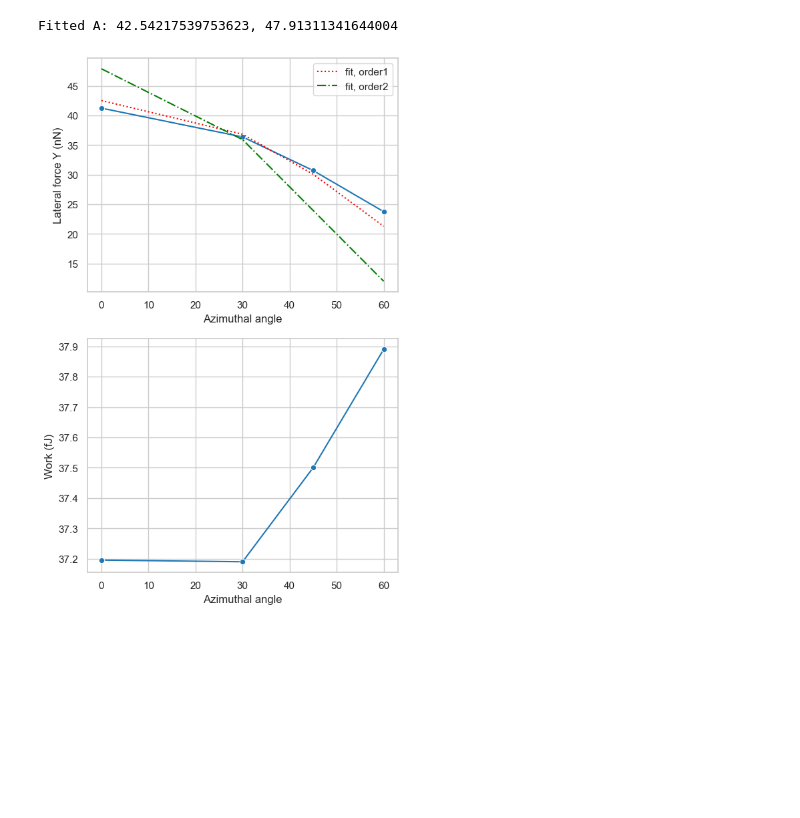
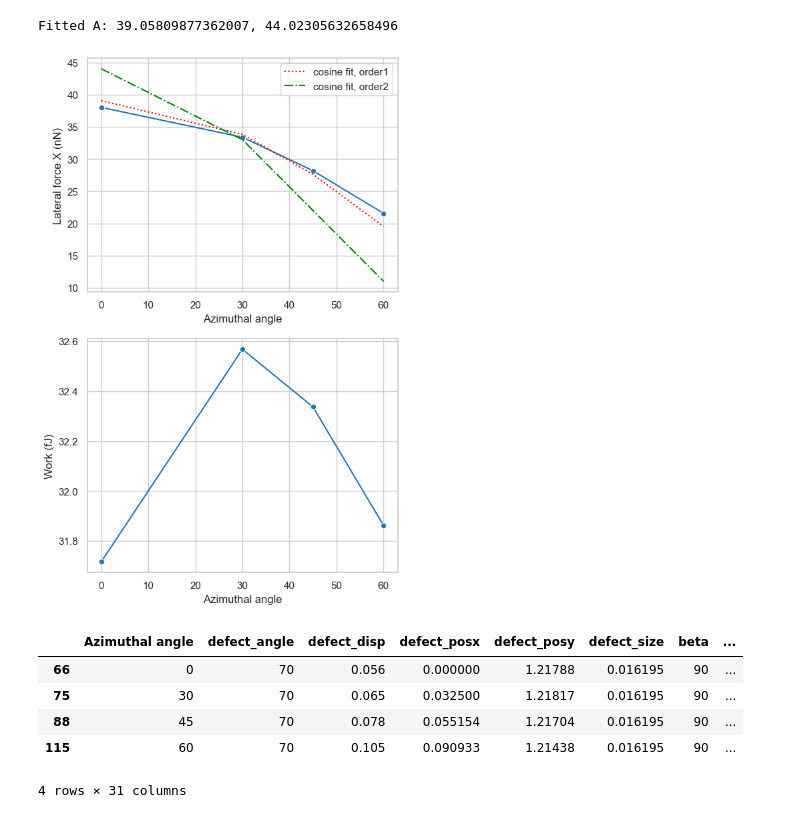
Before and after one commit to PranavSudersan/drop_afm, a Jupyter notebook: drop_simulation_analysis.ipynb, the cells around one changed output. Saved outputs shown, nothing was run; the diff lists cells and outputs as text; code cells hidden in the pictures; blank space fills up the shorter version.

```diff
--- a/drop_simulation_analysis.ipynb
+++ b/drop_simulation_analysis.ipynb
@@ -133,62 +129,56 @@ plt.show()
 # %%
 sns.set_context("notebook")
-# distance_list = data_filt['defect_disp'].unique()
-# print(distance_list)
-# distance_values = [0.08, 0.1, 0.12]
 
 # Filter the data for multiple values
-# data_filt2 = data_filt[np.any([np.isclose(data_filt['defect_disp'], val) for val in distance_values], axis=0)]
 data_filt2 = data_filt[data_filt['defect_disp_shifted']==data_filt['defect_disp_end']]
 # data_filt2 = data_filt[np.isclose(data_filt['defect_disp'], 0.08)]
 
 fig3, ax3 = plt.subplots(2,1, figsize=(6,10))
-sns.lineplot(data=data_filt2, x='Azimuthal angle', y='Lateral force Y (nN)', ax=ax3[0], linestyle="-", legend=True)
+sns.lineplot(data=data_filt2, x='Azimuthal angle', y='Lateral force X (nN)', ax=ax3[0], linestyle="-", legend=True)
 sns.lineplot(data=data_filt2, x='Azimuthal angle', y='Energy (fJ)', ax=ax3[1], linestyle="-", legend=False)
 # Add markers to each line
 for ax_i in ax3:
     for line in ax_i.lines:
         line.set_marker("o")  # Set the desired marker style
 
-# data_filt2['Distance (µm)']
-# Format legend labels to 2 decimal points
-# for text in ax3[0].legend_.texts:
-#     text.set_text(f"{float(text.get_text()):.2f}")
 
-#fit data
-# Define the model function
-def model(x, A):
+# Define the fitting function
+def model(x, A): #fit cosine function
     return A * np.cos(x*np.pi/180)**1
 
-def model2(x, A):
+def model2(x, A): #fit cosine square function
     return A * np.cos(x*np.pi/180)**2
 
 x_data = data_filt2['Azimuthal angle'].to_numpy()
-y_data = data_filt2['Lateral force Y (nN)'].to_numpy()
+y_data = data_filt2['Lateral force X (nN)'].to_numpy()
 # Perform the curve fitting
 popt, pcov = curve_fit(model, x_data, y_data, p0=[1.0])  # initial guess for A
 popt2, pcov2 = curve_fit(model2, x_data, y_data, p0=[1.0])  # initial guess for A
 
 # Extract fitted parameter
 fitted_A = popt[0]
 fitted_A2 = popt2[0]
 print(f"Fitted A: {fitted_A}, {fitted_A2}")
 
 # Plot the data and the fit
-# plt.scatter(x_data, y_data, label='data', color='blue')
-ax3[0].plot(x_data, model(x_data, fitted_A), label='fit, order1', color='red', linestyle=':')
-ax3[0].plot(x_data, model2(x_data, fitted_A2), label='fit, order2', color='green', linestyle='-.')
+ax3[0].plot(x_data, model(x_data, fitted_A), label='cosine fit, order1', color='red', linestyle=':')
+ax3[0].plot(x_data, model2(x_data, fitted_A2), label='cosine fit, order2', color='green', linestyle='-.')
 
-# ax3[0].set_ylabel('Lateral force Y (nN)')
 ax3[1].set_ylabel('Work (fJ)')
 ax3[0].legend()
 
-# plt.gcf().savefig('data/hemisphere_v6_CAs114_CAd70/simulation_fit.png', dpi=300)
-# plt.show()
-
 
 plt.show()
-data_filt2
-fig3.savefig('data/hemisphere_v7/simulation_plot_forcevsangle.png', dpi=300)
+display(data_filt2)
+
+#save figure
+# fig3.savefig('data/hemisphere_v8_CAs108_CAd70/simulation_plot_forcevsangle.png', dpi=300)
 # %% [output]
-Fitted A: 42.54217539753623, 47.91311341644004
+Fitted A: 39.05809877362007, 44.02305632658496
-[figure, old version]
+[figure, new version]
+|  | Azimuthal angle | defect_angle | defect_disp | defect_posx | defect_posy | defect_size | beta | ... |
+| 66 | 0 | 70 | 0.056 | 0.000000 | 1.21788 | 0.016195 | 90 | ... |
+| 75 | 30 | 70 | 0.065 | 0.032500 | 1.21817 | 0.016195 | 90 | ... |
+| 88 | 45 | 70 | 0.078 | 0.055154 | 1.21704 | 0.016195 | 90 | ... |
+| 115 | 60 | 70 | 0.105 | 0.090933 | 1.21438 | 0.016195 | 90 | ... |
+4 rows × 31 columns
```
Also changed, not shown: parts of 12 cells of this notebook, 4 other files.
